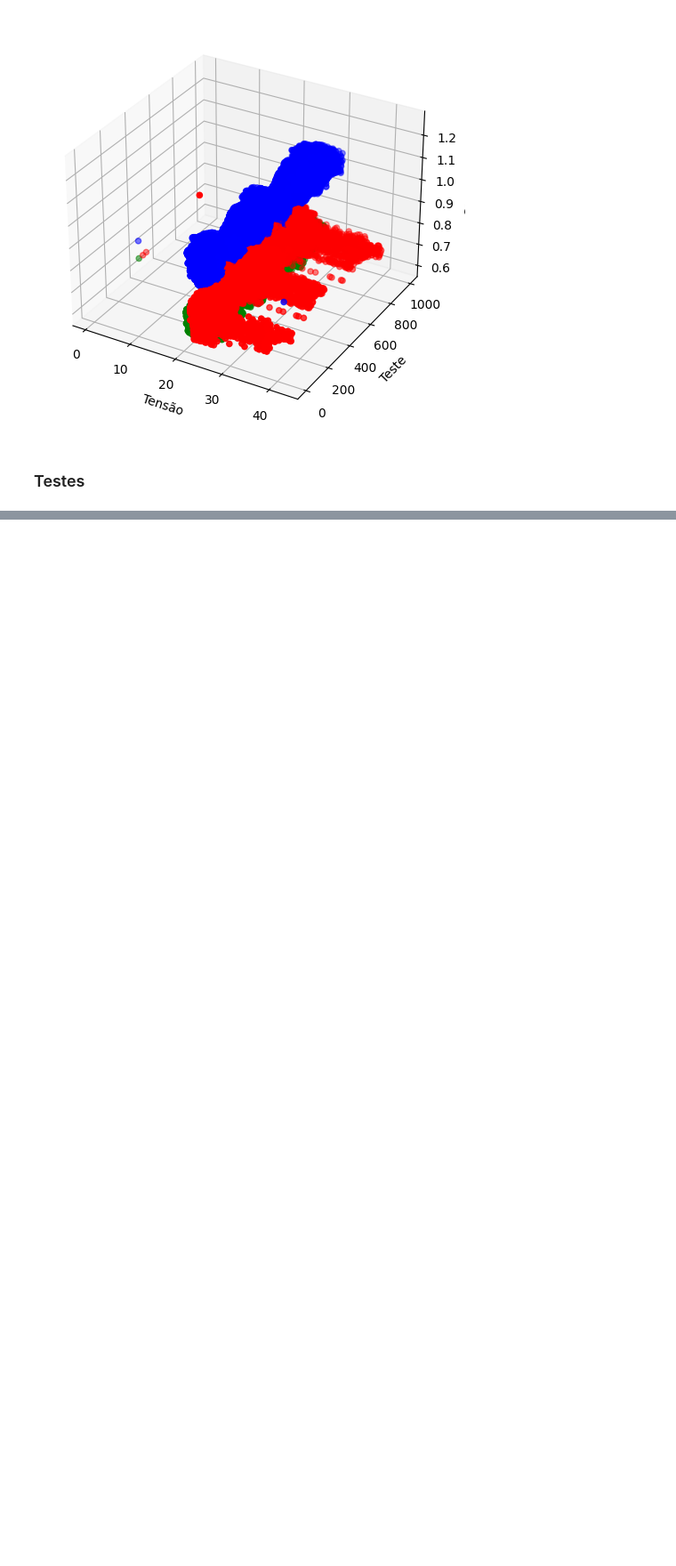
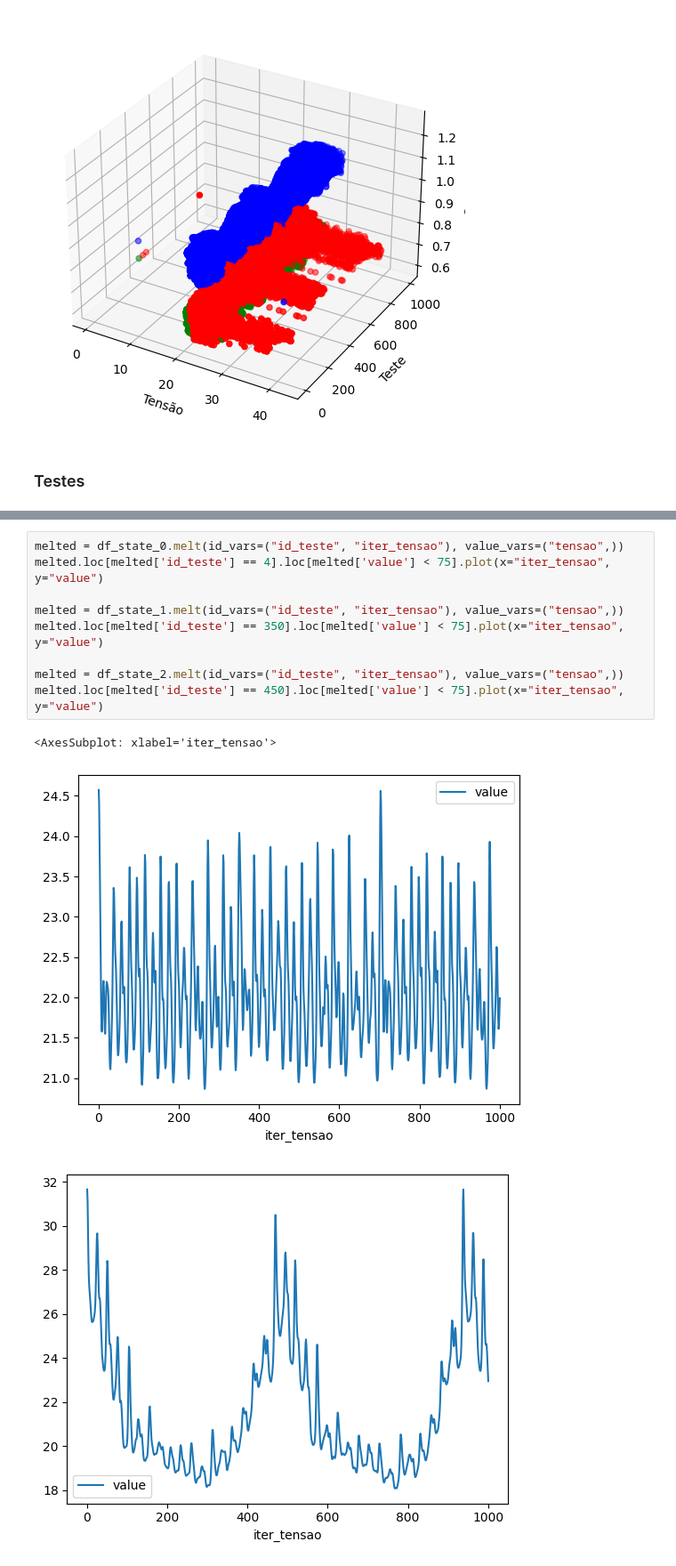
Before and after one commit to FQAlmeida/ML-Engine-Classification, a Jupyter notebook: src/main.ipynb, the cells around one changed output, grey strips where cells are left out. Shown: that part at 89% size. Cells and saved outputs as stored; diff of their text form; blank space fills up the shorter version.

```diff
--- a/src/main.ipynb
+++ b/src/main.ipynb
@@ -210,0 +227,13 @@ Axes3DSubplot
+# %%
+melted = df_state_0.melt(id_vars=("id_teste", "iter_tensao"), value_vars=("tensao",))
+melted.loc[melted['id_teste'] == 4].loc[melted['value'] < 75].plot(x="iter_tensao", y="value")
+
+melted = df_state_1.melt(id_vars=("id_teste", "iter_tensao"), value_vars=("tensao",))
+melted.loc[melted['id_teste'] == 350].loc[melted['value'] < 75].plot(x="iter_tensao", y="value")
+
+melted = df_state_2.melt(id_vars=("id_teste", "iter_tensao"), value_vars=("tensao",))
+melted.loc[melted['id_teste'] == 450].loc[melted['value'] < 75].plot(x="iter_tensao", y="value")
+# %% [output]
+<AxesSubplot: xlabel='iter_tensao'>
+[figure, added]
+[figure, added]
```
Also changed, not shown: parts of 5 cells of this notebook.
